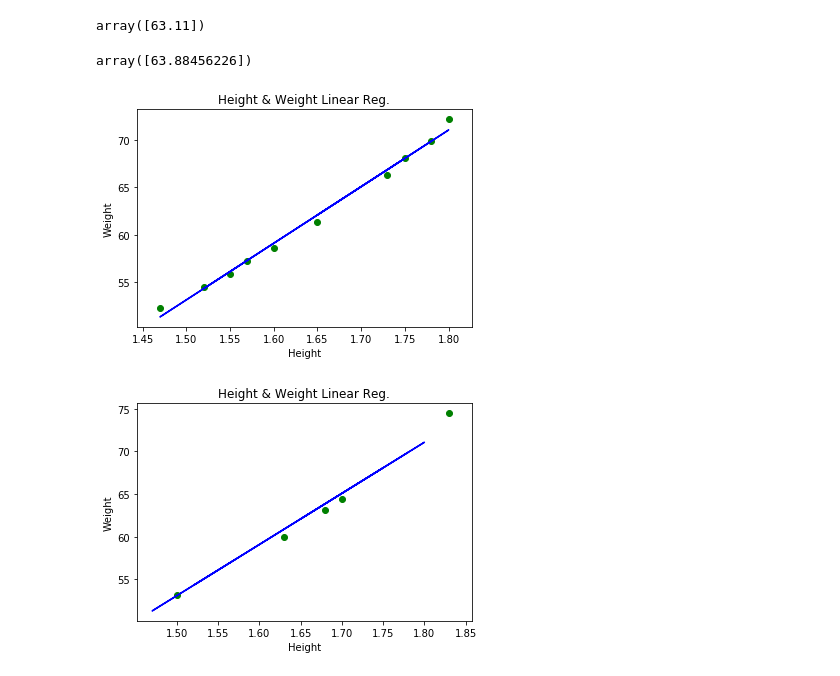
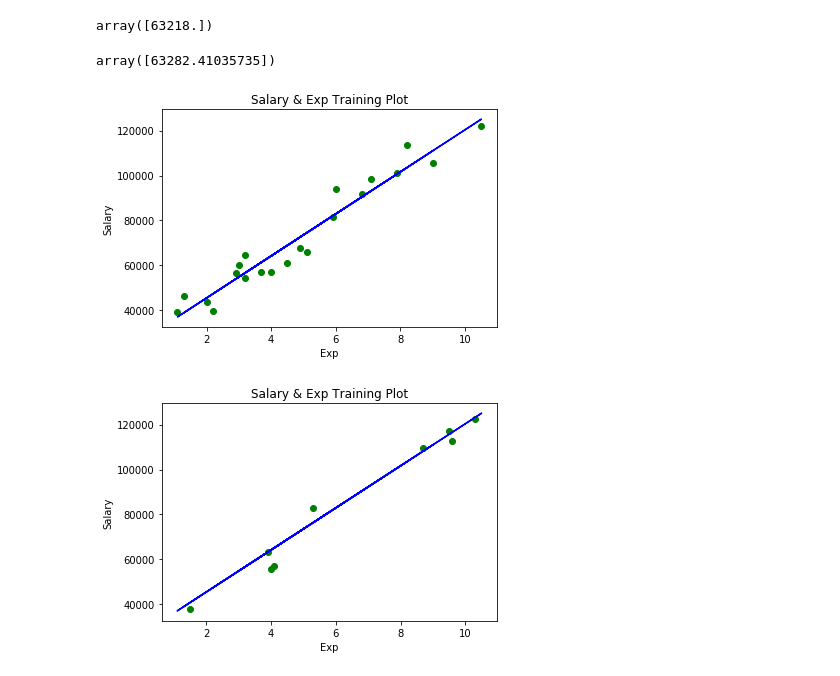
Before and after one commit to VishalSharma2001/Data-Science-With-Python-, a Jupyter notebook: SLR.ipynb, the cells around one changed output. Cells and saved outputs as stored; diff of their text form; code cells hidden in the pictures.

```diff
--- a/SLR.ipynb
+++ b/SLR.ipynb
@@ -5,6 +5,6 @@ import numpy as np
 from sklearn.model_selection import train_test_split
 from sklearn.linear_model import LinearRegression
 # %%
-data=pd.read_csv("data.csv", squeeze=True)
-data.head(20)
+data=pd.read_csv("Salary_Data.csv")
+data.head(7)
 # %% [output]
@@ -36,28 +28,28 @@ Lin=LinearRegression()
 Lin.fit(training_x,training_y)
 pred_y=Lin.predict(testing_x)
 # %%
-testing_y[2]
+testing_y[3]
 # %% [output]
-array([63.11])
+array([63218.])
 # %%
-pred_y[2]
+pred_y[3]
 # %% [output]
-array([63.88456226])
+array([63282.41035735])
 # %%
 plt.scatter(training_x,training_y,color="green")
-plt.plot(training_x,Lin.predict(training_x),color="Blue")
-plt.title("Height & Weight Linear Reg.")
-plt.xlabel("Height")
-plt.ylabel("Weight")
+plt.plot(training_x,Lin.predict(training_x),color="blue")
+plt.title("Salary & Exp Training Plot")
+plt.xlabel("Exp")
+plt.ylabel("Salary")
 plt.show()
 # %% [output]
-[figure, old version]
+[figure, new version]
 # %%
 plt.scatter(testing_x,testing_y,color="green")
-plt.plot(training_x,Lin.predict(training_x),color="Blue")
-plt.title("Height & Weight Linear Reg.")
-plt.xlabel("Height")
-plt.ylabel("Weight")
+plt.plot(training_x,Lin.predict(training_x),color="blue")
+plt.title("Salary & Exp Training Plot")
+plt.xlabel("Exp")
+plt.ylabel("Salary")
 plt.show()
 # %% [output]
-[figure, old version]
+[figure, new version]
```
Also changed, not shown: parts of 1 cell of this notebook, 34 other files.
